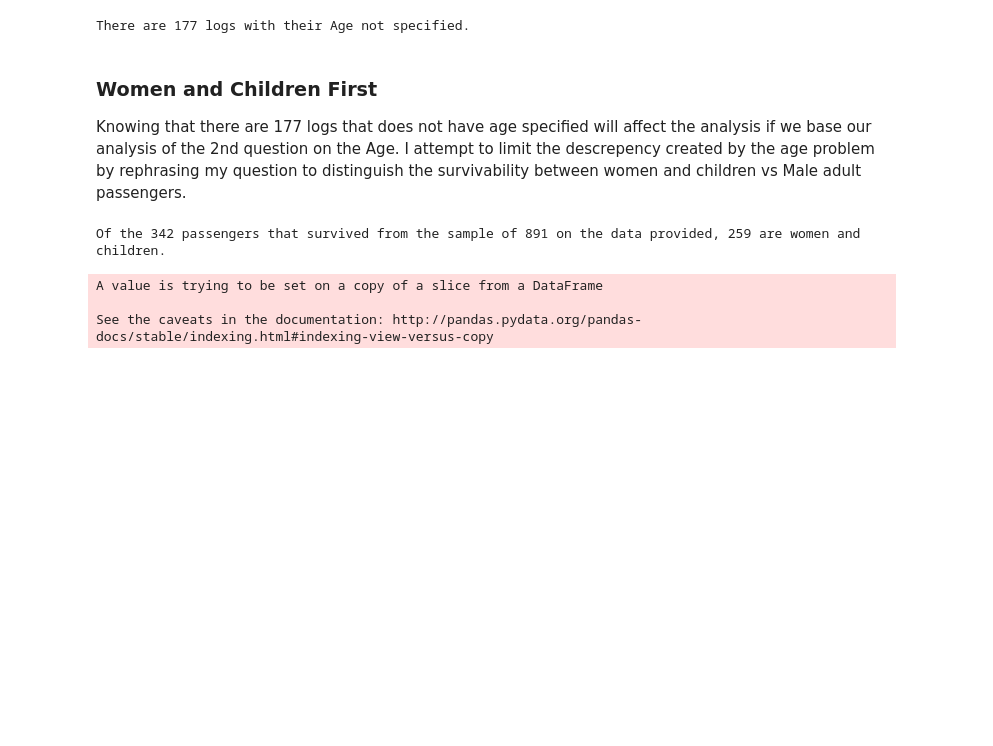
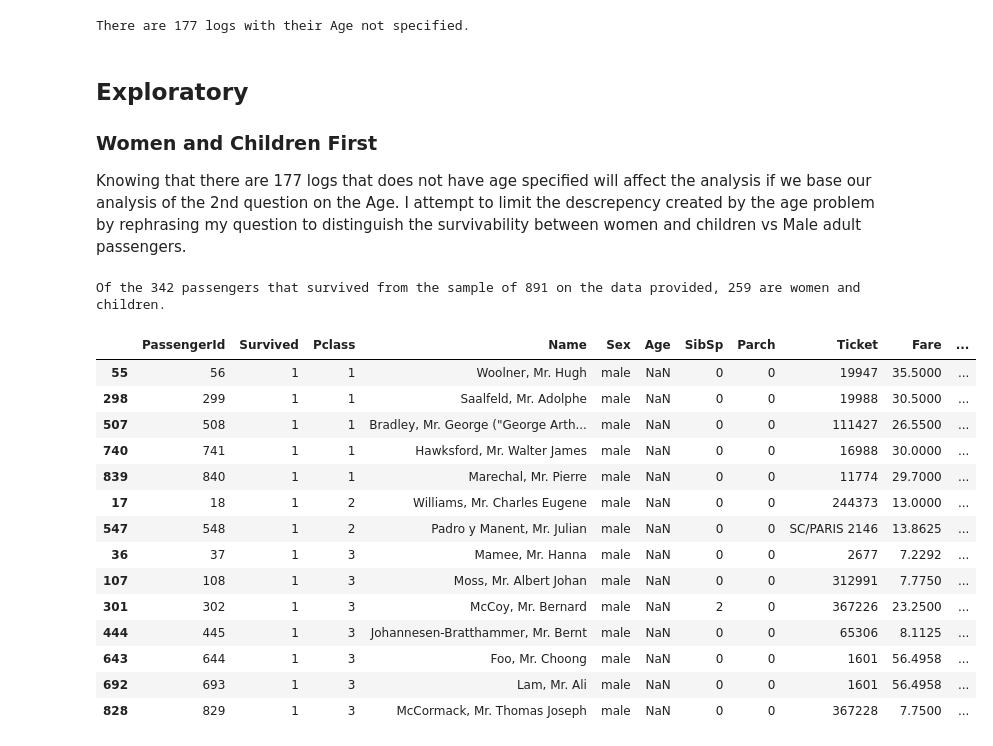
Before and after one commit to cmd-master/titanic, a Jupyter notebook: intro-data-proj-titanic.ipynb, the cells around one changed output. Drawn from its saved outputs; the diff is of its cells as text; code cells hidden in the pictures; blank space fills up the shorter version.

```diff
--- a/intro-data-proj-titanic.ipynb
+++ b/intro-data-proj-titanic.ipynb
@@ -111,7 +111,7 @@ print 'There are {} logs with their Age not specified.'.format(missing_age.sum()
 # %% [output]
 There are 177 logs with their Age not specified.
 # %% [markdown]
-
+## Exploratory
 ### Women and Children First
 <p>Knowing that there are 177 logs that does not have age specified will affect the analysis if we base our analysis of the 2nd question on the Age. I attempt to limit the descrepency created by the age problem by rephrasing my question to distinguish the survivability between women and children vs Male adult passengers.</p>
 # %%
@@ -122,26 +122,35 @@ child = titanic_df['Age'] < 19 # Criteria - all children under the age of 18 yea
 # for the title 'Master' in their Names, which are titles given to minors on board without their
 # parents.
 masters = titanic_df['Name'].str.contains('Master') # Criteria all male children.
-titanic_df['womChil'][women | child | masters] = 1 # Add 1 (yes) that fits the criterias
-women_children = titanic_df.groupby('womChil') # Group passengers Women and Children.
-women_children_survived = women_children['Survived'] == 1
-women_children_survived = women_children.sum()['Survived'].iloc[1]
-print "Of the 342 passengers that survived from the sample of 891 on the data provided, {} are \
-women and children.".format(women_children_survived)
+titanic_df.loc[(women | child | masters),'womChil'] = 1 # Add 1 (yes) that fits the criterias
+women_children = titanic_df['womChil'] == 1
+survived = titanic_df['Survived'] == 1
+women_children_survived = titanic_df[women_children & survived]
+women_children_survived['PassengerId'].count()
+print "Of the {} passengers that survived from the sample of 891 on the data provided, {} are \
+women and children.".format(titanic_df[survived]['PassengerId'].count(), \
+                            women_children_survived['PassengerId'].count())
 # %% [output]
 Of the 342 passengers that survived from the sample of 891 on the data provided, 259 are women and children.
-A value is trying to be set on a copy of a slice from a DataFrame
-
-See the caveats in the documentation: http://pandas.pydata.org/pandas-docs/stable/indexing.html#indexing-view-versus-copy
-# %%
-# At this point, it did not occur to me to check how many survived from the data provided
-# with list of 891 names. So I quickly check and saw that out of 891 passengers on the data
-# provided there are 342 passengers that survived.
-survived = titanic_df['Survived']
-survived.sum()
 # %%
-# Knowing that 83 of the passengers fit the criteria of women and children, I double check on
-# the remianing survivors that does not have age specified and see if there are clues that I can
-# find to distinguish them as women or children.
+# Knowing that 259 of the passengers fit the criteria of women and children, I double check on
+# the remaining survivors that did not fit the criteria and whose age were missing from the records
+# and try find any other clue that might distinguish the the male passengers as children.
 non_womChil = titanic_df['womChil'] == 0
-titanic_df[non_womChil & survived & missing_age].sort(['Pclass'])
+titanic_df[non_womChil & survived & missing_age].sort_values('Pclass')
+# %% [output]
+|  | PassengerId | Survived | Pclass | Name | Sex | Age | SibSp | Parch | Ticket | Fare | ... |
+| 55 | 56 | 1 | 1 | Woolner, Mr. Hugh | male | NaN | 0 | 0 | 19947 | 35.5000 | ... |
+| 298 | 299 | 1 | 1 | Saalfeld, Mr. Adolphe | male | NaN | 0 | 0 | 19988 | 30.5000 | ... |
+| 507 | 508 | 1 | 1 | Bradley, Mr. George ("George Arth... | male | NaN | 0 | 0 | 111427 | 26.5500 | ... |
+| 740 | 741 | 1 | 1 | Hawksford, Mr. Walter James | male | NaN | 0 | 0 | 16988 | 30.0000 | ... |
+| 839 | 840 | 1 | 1 | Marechal, Mr. Pierre | male | NaN | 0 | 0 | 11774 | 29.7000 | ... |
+| 17 | 18 | 1 | 2 | Williams, Mr. Charles Eugene | male | NaN | 0 | 0 | 244373 | 13.0000 | ... |
+| 547 | 548 | 1 | 2 | Padro y Manent, Mr. Julian | male | NaN | 0 | 0 | SC/PARIS 2146 | 13.8625 | ... |
+| 36 | 37 | 1 | 3 | Mamee, Mr. Hanna | male | NaN | 0 | 0 | 2677 | 7.2292 | ... |
+| 107 | 108 | 1 | 3 | Moss, Mr. Albert Johan | male | NaN | 0 | 0 | 312991 | 7.7750 | ... |
+| 301 | 302 | 1 | 3 | McCoy, Mr. Bernard | male | NaN | 2 | 0 | 367226 | 23.2500 | ... |
+| 444 | 445 | 1 | 3 | Johannesen-Bratthammer, Mr. Bernt | male | NaN | 0 | 0 | 65306 | 8.1125 | ... |
+| 643 | 644 | 1 | 3 | Foo, Mr. Choong | male | NaN | 0 | 0 | 1601 | 56.4958 | ... |
+| 692 | 693 | 1 | 3 | Lam, Mr. Ali | male | NaN | 0 | 0 | 1601 | 56.4958 | ... |
+| 828 | 829 | 1 | 3 | McCormack, Mr. Thomas Joseph | male | NaN | 0 | 0 | 367228 | 7.7500 | ... |
```
Also changed, not shown: parts of 8 cells of this notebook.
